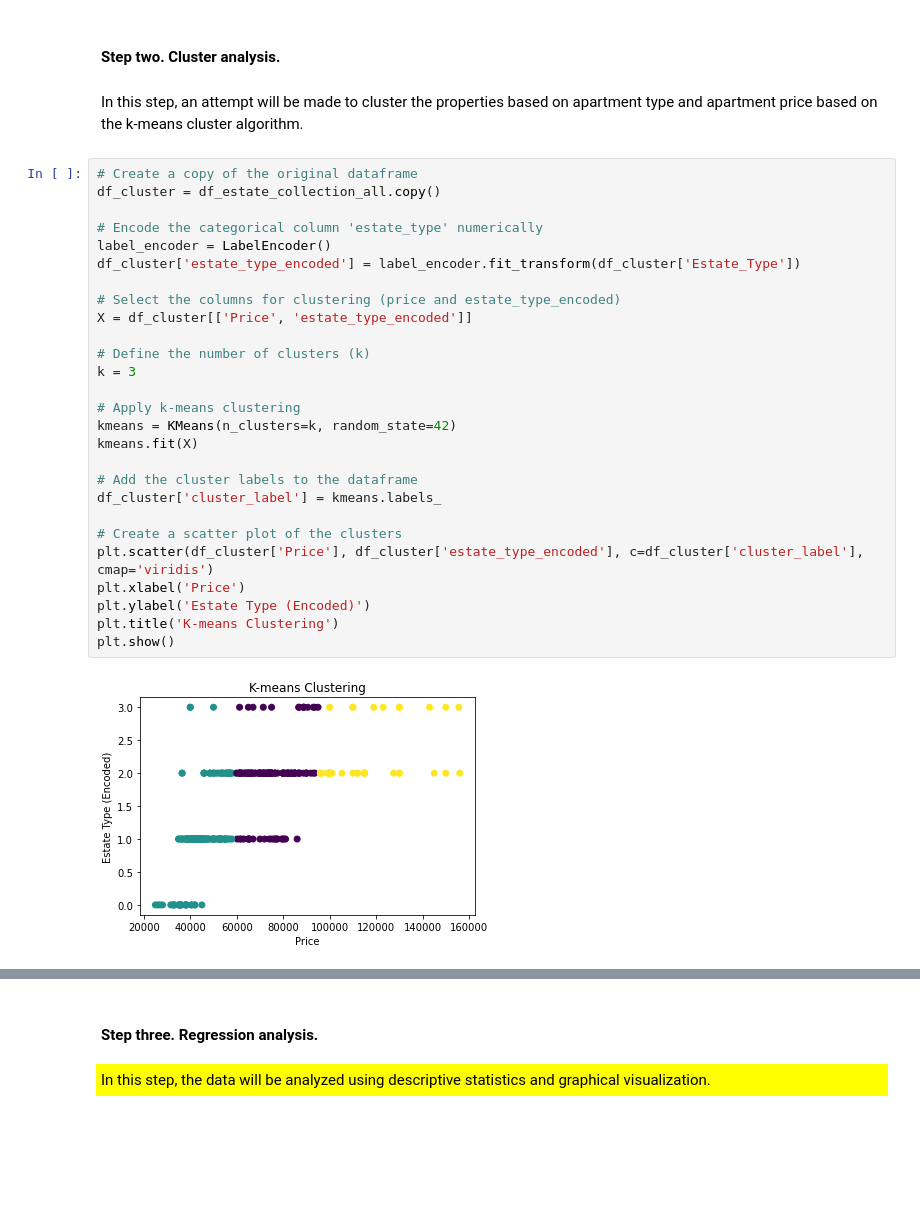
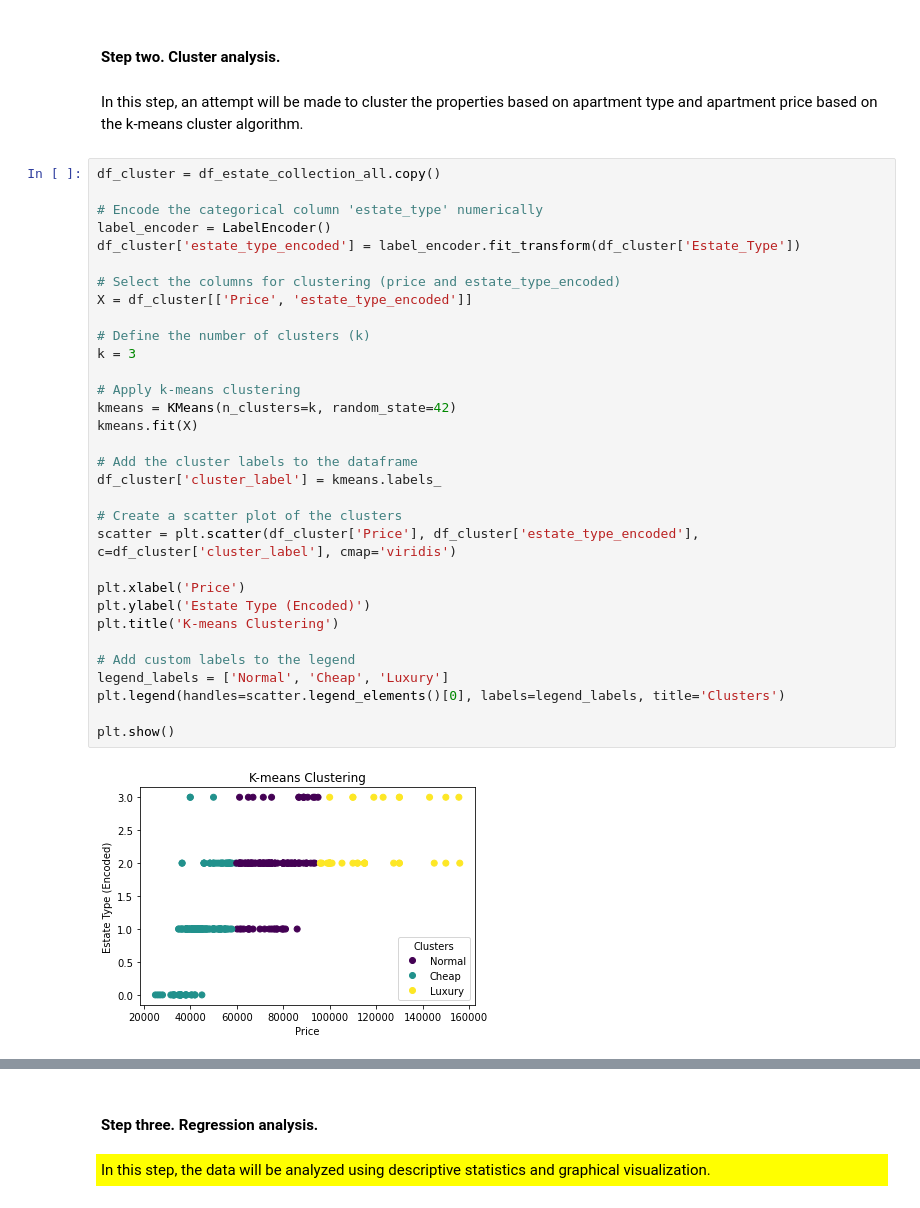
Before and after one commit to StefanRaychev/Web-scraping-and-data-analysis-of-estate-market, a Jupyter notebook: Scraping.ipynb, the cells around one changed output, grey strips where cells are left out. Saved outputs shown, nothing was run; the diff lists cells and outputs as text; blank space fills up the shorter version.

```diff
--- a/Scraping.ipynb
+++ b/Scraping.ipynb
@@ -529,31 +529,36 @@ plt.savefig('mytable2.png')
 <h4 style="color:black; background-color:white; padding:5px; padding-bottom:10px; margin-bottom:-5px">Step two. Cluster analysis.</h4>
 <p style="color:black; background-color:white; padding:5px">In this step, an attempt will be made to cluster the properties based on apartment type and apartment price based on the k-means cluster algorithm.</p>
 # %%
-# Create a copy of the original dataframe
 df_cluster = df_estate_collection_all.copy()
 
 # Encode the categorical column 'estate_type' numerically
 label_encoder = LabelEncoder()
 df_cluster['estate_type_encoded'] = label_encoder.fit_transform(df_cluster['Estate_Type'])
 
 # Select the columns for clustering (price and estate_type_encoded)
 X = df_cluster[['Price', 'estate_type_encoded']]
 
 # Define the number of clusters (k)
 k = 3
 
 # Apply k-means clustering
 kmeans = KMeans(n_clusters=k, random_state=42)
 kmeans.fit(X)
 
 # Add the cluster labels to the dataframe
 df_cluster['cluster_label'] = kmeans.labels_
 
 # Create a scatter plot of the clusters
-plt.scatter(df_cluster['Price'], df_cluster['estate_type_encoded'], c=df_cluster['cluster_label'], cmap='viridis')
+scatter = plt.scatter(df_cluster['Price'], df_cluster['estate_type_encoded'], c=df_cluster['cluster_label'], cmap='viridis')
+
 plt.xlabel('Price')
 plt.ylabel('Estate Type (Encoded)')
 plt.title('K-means Clustering')
+
+# Add custom labels to the legend
+legend_labels = ['Normal', 'Cheap', 'Luxury']
+plt.legend(handles=scatter.legend_elements()[0], labels=legend_labels, title='Clusters')
+
 plt.show()
 # %% [output]
-[figure, old version]
+[figure, new version]
```
Also changed, not shown: parts of 1 cell of this notebook.
